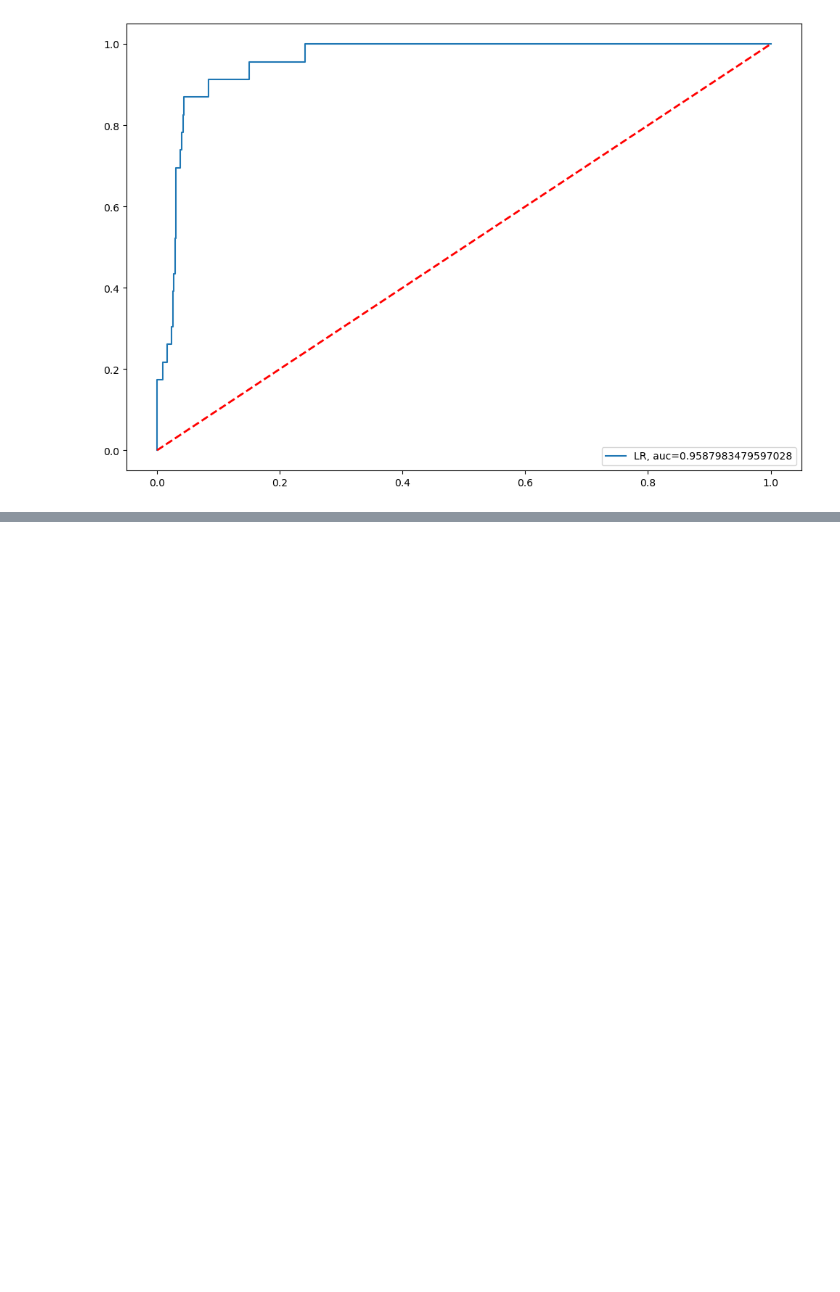
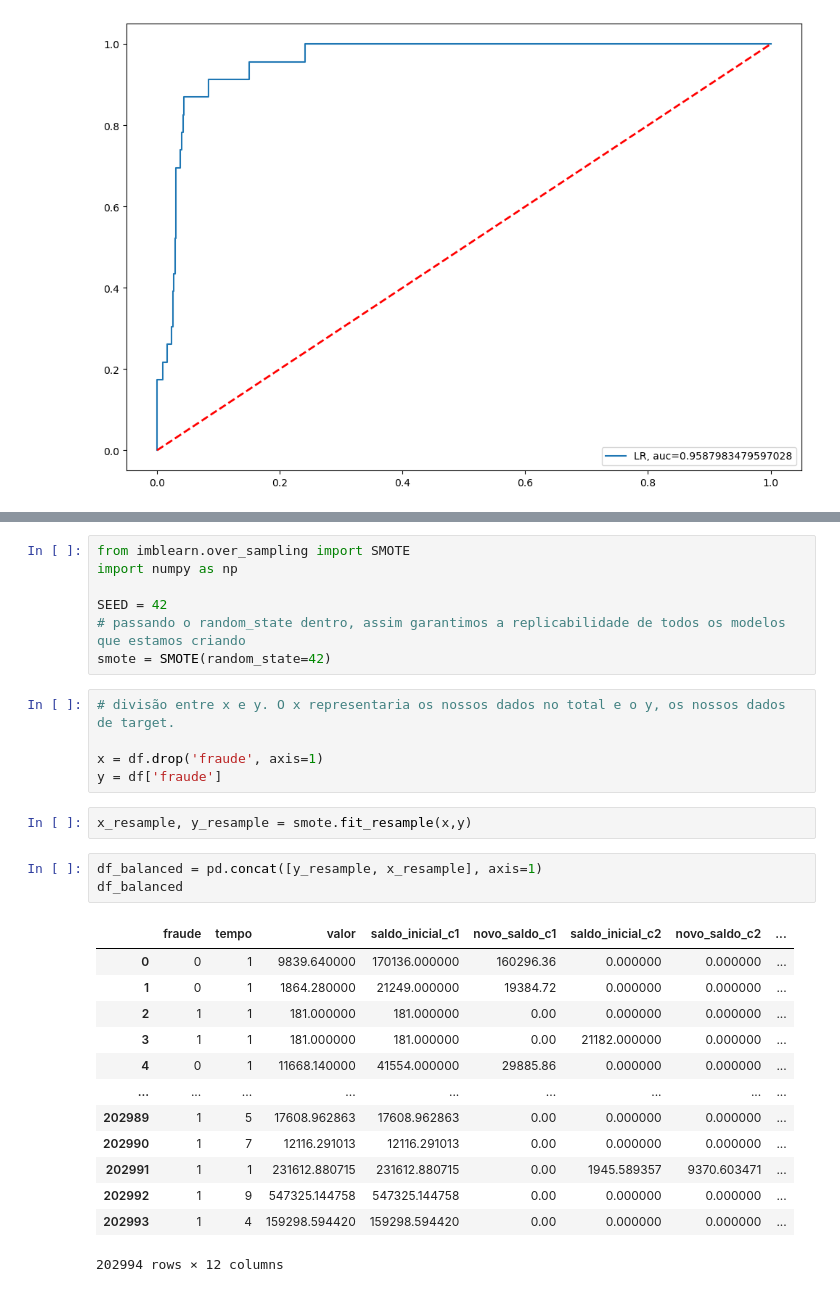
Before and after one commit to mathe-alves/Modelos-Preditivos-em-Dados---Deteccao-de-fraude, a Jupyter notebook: main.ipynb, the cells around one changed output, grey strips where cells are left out. Saved outputs shown, nothing was run; the diff lists cells and outputs as text; blank space fills up the shorter version.

Commit message:
balanceamento de dados

```diff
--- a/main.ipynb
+++ b/main.ipynb
@@ -418,0 +458,31 @@ plt.legend(loc=4)
+# %%
+from imblearn.over_sampling import SMOTE
+import numpy as np
+
+SEED = 42
+# passando o random_state dentro, assim garantimos a replicabilidade de todos os modelos que estamos criando
+smote = SMOTE(random_state=42)
+# %%
+# divisão entre x e y. O x representaria os nossos dados no total e o y, os nossos dados de target.
+
+x = df.drop('fraude', axis=1)
+y = df['fraude']
+# %%
+x_resample, y_resample = smote.fit_resample(x,y)
+# %%
+df_balanced = pd.concat([y_resample, x_resample], axis=1)
+df_balanced
+# %% [output]
+|  | fraude | tempo | valor | saldo_inicial_c1 | novo_saldo_c1 | saldo_inicial_c2 | novo_saldo_c2 | ... |
+| 0 | 0 | 1 | 9839.640000 | 170136.000000 | 160296.36 | 0.000000 | 0.000000 | ... |
+| 1 | 0 | 1 | 1864.280000 | 21249.000000 | 19384.72 | 0.000000 | 0.000000 | ... |
+| 2 | 1 | 1 | 181.000000 | 181.000000 | 0.00 | 0.000000 | 0.000000 | ... |
+| 3 | 1 | 1 | 181.000000 | 181.000000 | 0.00 | 21182.000000 | 0.000000 | ... |
+| 4 | 0 | 1 | 11668.140000 | 41554.000000 | 29885.86 | 0.000000 | 0.000000 | ... |
+| ... | ... | ... | ... | ... | ... | ... | ... | ... |
+| 202989 | 1 | 5 | 17608.962863 | 17608.962863 | 0.00 | 0.000000 | 0.000000 | ... |
+| 202990 | 1 | 7 | 12116.291013 | 12116.291013 | 0.00 | 0.000000 | 0.000000 | ... |
+| 202991 | 1 | 1 | 231612.880715 | 231612.880715 | 0.00 | 1945.589357 | 9370.603471 | ... |
+| 202992 | 1 | 9 | 547325.144758 | 547325.144758 | 0.00 | 0.000000 | 0.000000 | ... |
+| 202993 | 1 | 4 | 159298.594420 | 159298.594420 | 0.00 | 0.000000 | 0.000000 | ... |
+202994 rows × 12 columns
```
Also changed, not shown: parts of 13 cells of this notebook.
